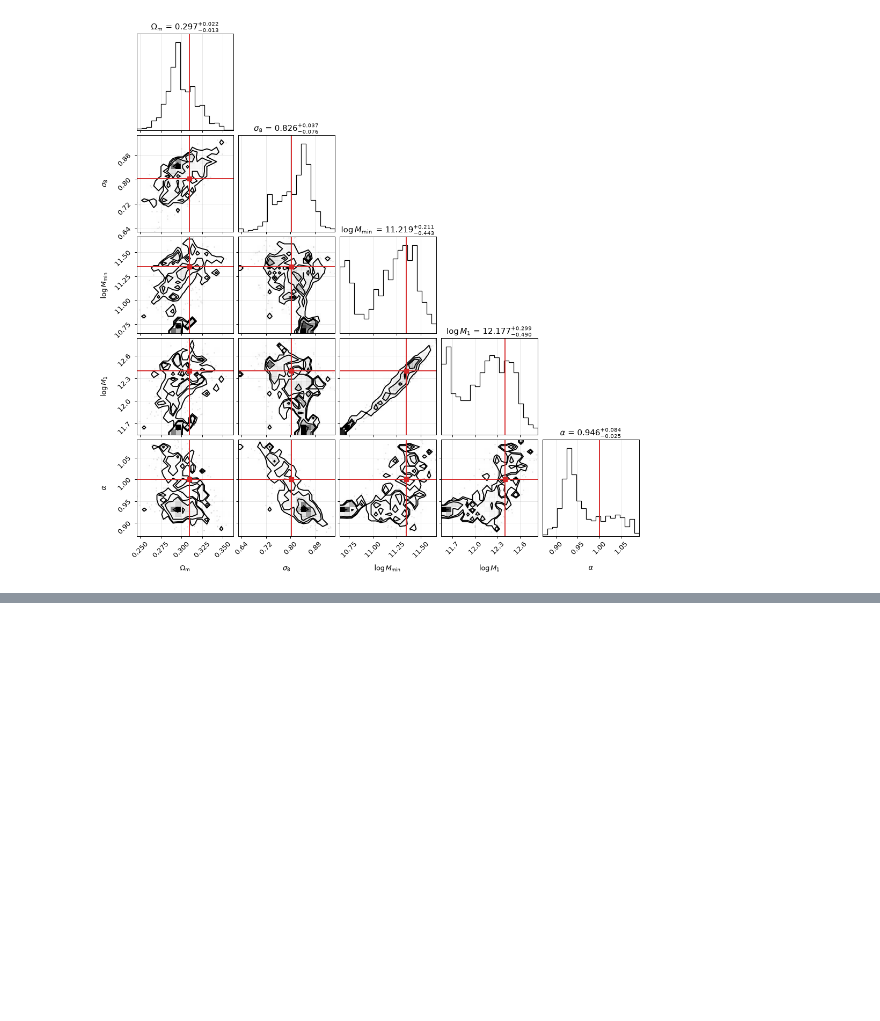
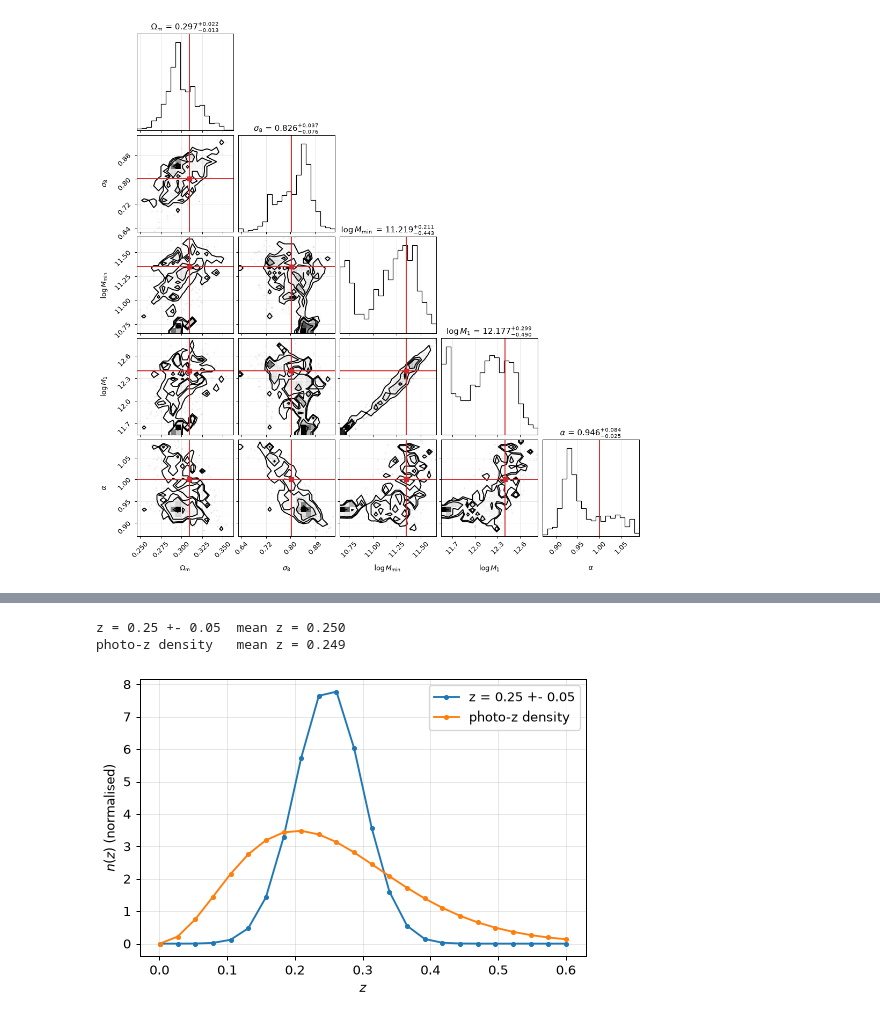
Before and after one commit to JohanComparat/ggah_mod, a Jupyter notebook: docs/notebooks/fit_wp.ipynb, the cells around one changed output, grey strips where cells are left out. Drawn from its saved outputs; the diff is of its cells as text; code cells hidden in the pictures; blank space fills up the shorter version.

```diff
--- a/docs/notebooks/fit_wp.ipynb
+++ b/docs/notebooks/fit_wp.ipynb
@@ -85,7 +93,7 @@ def unpack(theta):
     return cosmo, gal_p
 
 
-def spectrum(theta):
+def spectrum(theta, options=options):
     cosmo, gal_p = unpack(theta)
     field = make_field(cosmo, BACKEND, pk, z=Z)
     p_gg = SP.spectrum(field, "galaxies", "galaxies", {"galaxies": gal},
@@ -93,9 +101,9 @@ def spectrum(theta):
     return field, gal_p, p_gg
 
 
-def model(theta):
+def model(theta, options=options):
     """w_p at the bin centres [h^-1 Mpc]."""
-    return wp(RP, (K, spectrum(theta)[2].total), pi_max=PI_MAX, backend=BACKEND)
+    return wp(RP, (K, spectrum(theta, options)[2].total), pi_max=PI_MAX, backend=BACKEND)
 
 
 THETA_TRUE = np.array([float(PLANCK18.Omega_m), float(PLANCK18.ln10A_s),
@@ -347,0 +372,31 @@ sigma8 = 0.813 +- 0.054  (truth 0.803)
+# %%
+def nz_from(z, *, pdf=None, z_mean=None, sigma_z=None):
+    # dN/dz on the grid z, from a tabulated density or a mean and its uncertainty.
+    z = np.asarray(z)
+    if (pdf is None) == (z_mean is None):
+        raise ValueError("give either pdf=(z_tab, p_tab) or z_mean with sigma_z")
+    if pdf is not None:
+        z_tab, p_tab = pdf
+        return np.interp(z, z_tab, p_tab, left=0.0, right=0.0)
+    if sigma_z is None or sigma_z <= 0:
+        raise ValueError("sigma_z must be a positive number")
+    return np.where(z >= 0, np.exp(-0.5 * ((z - z_mean) / sigma_z) ** 2), 0.0)
+
+
+ZP = np.asarray(OB.limber_grid(PLANCK18, z_max=0.6, n=24)[0])
+z_tab = np.linspace(0.0, 1.0, 201)
+NZ = {
+    "z = 0.25 +- 0.05": nz_from(ZP, z_mean=Z, sigma_z=0.05),
+    "photo-z density": nz_from(ZP, pdf=(z_tab, z_tab**2 * np.exp(-(z_tab / 0.168) ** 1.5))),
+}
+fig, ax = plt.subplots()
+for i, (name, n) in enumerate(NZ.items()):
+    n = n / np.trapezoid(n, ZP)
+    ax.plot(ZP, n, f"C{i}o-", ms=3, label=name)
+    print(f"{name:17s} mean z = {np.trapezoid(ZP * n, ZP):.3f}")
+ax.set(xlabel="$z$", ylabel="$n(z)$ (normalised)")
+ax.legend();
+# %% [output]
+z = 0.25 +- 0.05  mean z = 0.250
+photo-z density   mean z = 0.249
+[figure, added]
```
Also changed, not shown: parts of 15 cells of this notebook, 40 other files.
